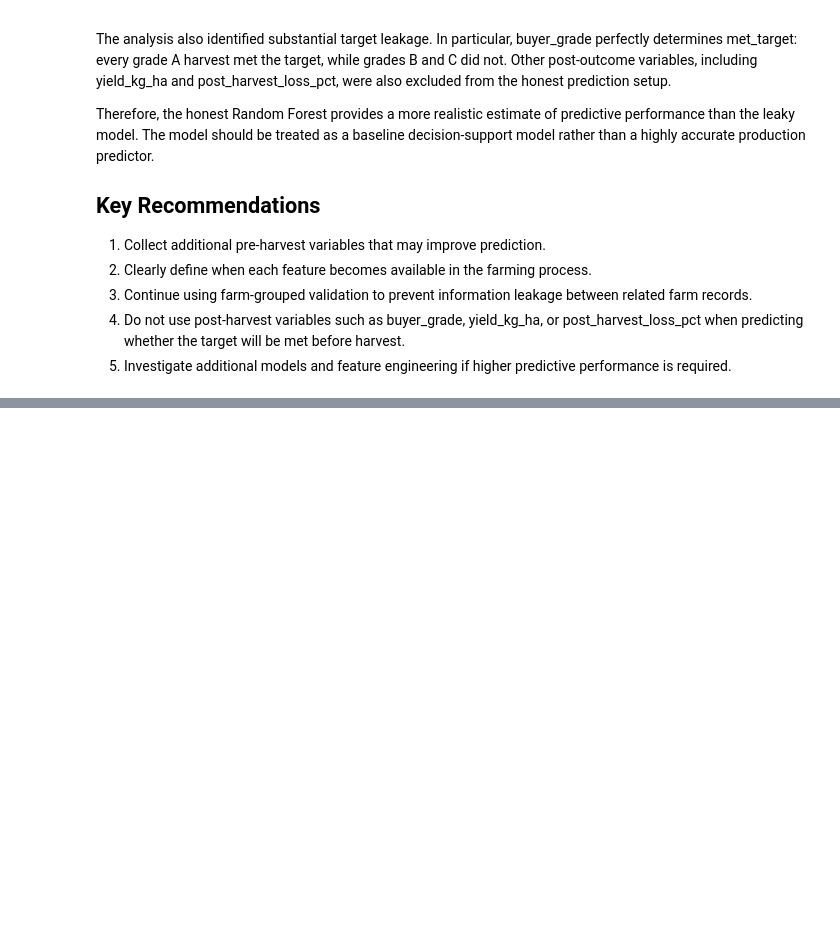
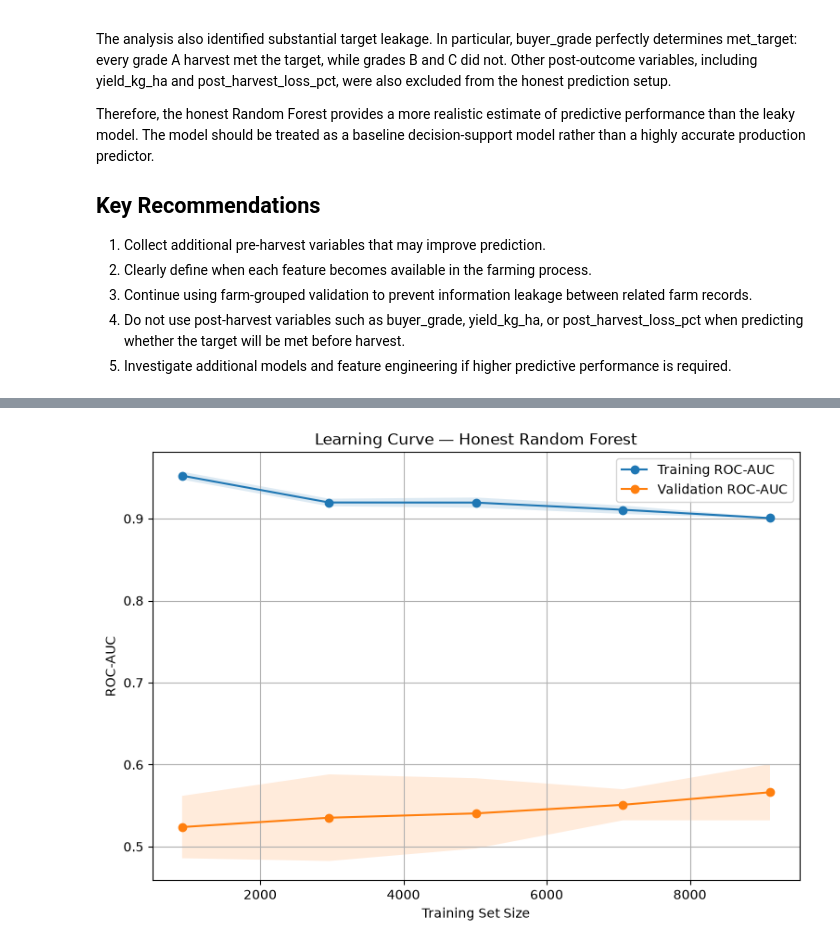
Before and after one commit to ngwadenseyneba-web/skye8-ds-ngwa-densey, a Jupyter notebook: notebooks/leakage.ipynb, the cells around one changed output, grey strips where cells are left out. Drawn from its saved outputs; the diff is of its cells as text; code cells hidden in the pictures; blank space fills up the shorter version.

```diff
--- a/notebooks/leakage.ipynb
+++ b/notebooks/leakage.ipynb
@@ -1128,0 +1167,19 @@ accurate production predictor.
+# %%
+def make_preprocessor(X):
+    numeric = X.select_dtypes(include=["number"]).columns.tolist()
+    categorical = X.select_dtypes(exclude=["number"]).columns.tolist()
+
+    numeric_pipeline = Pipeline([
+        ("imputer", SimpleImputer(strategy="median")),
+        ("scaler", StandardScaler())
+    ])
+
+    categorical_pipeline = Pipeline([
+        ("imputer", SimpleImputer(strategy="most_frequent")),
+        ("onehot", OneHotEncoder(handle_unknown="ignore"))
+    ])
+
+    return ColumnTransformer([
+        ("numeric", numeric_pipeline, numeric),
+        ("categorical", categorical_pipeline, categorical)
+    ])
@@ -1128,0 +1717,39 @@ accurate production predictor.
+# %%
+plt.figure(figsize=(9, 6))
+
+plt.plot(
+    train_sizes,
+    train_mean,
+    marker="o",
+    label="Training ROC-AUC"
+)
+
+plt.plot(
+    train_sizes,
+    validation_mean,
+    marker="o",
+    label="Validation ROC-AUC"
+)
+
+plt.fill_between(
+    train_sizes,
+    train_mean - train_std,
+    train_mean + train_std,
+    alpha=0.15
+)
+
+plt.fill_between(
+    train_sizes,
+    validation_mean - validation_std,
+    validation_mean + validation_std,
+    alpha=0.15
+)
+
+plt.xlabel("Training Set Size")
+plt.ylabel("ROC-AUC")
+plt.title("Learning Curve — Honest Random Forest")
+plt.legend()
+plt.grid(True)
+plt.show()
+# %% [output]
+[figure, added]
```
Also changed, not shown: parts of 18 cells of this notebook, 2 other files.
